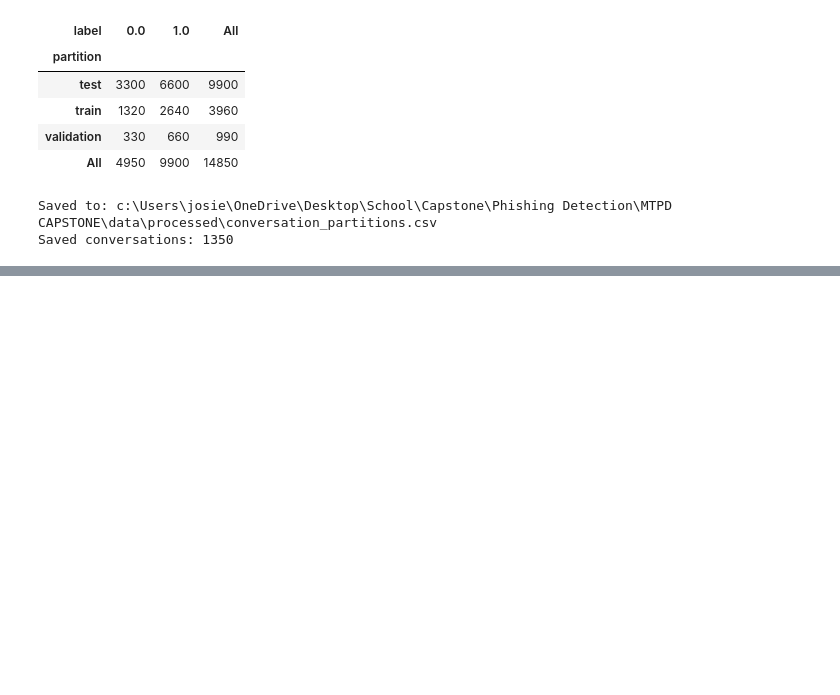
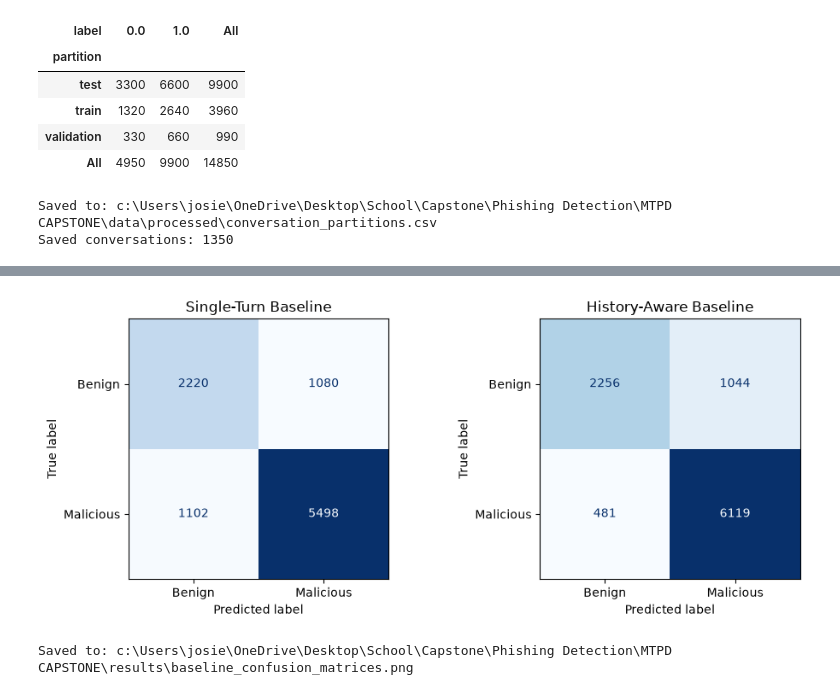
Before and after one commit to jfilloon/MTPD-CAPSTONE, a Jupyter notebook: notebooks/04_baseline_models.ipynb, the cells around one changed output, grey strips where cells are left out. Cells and saved outputs as stored; diff of their text form; code cells hidden in the pictures; blank space fills up the shorter version.

```diff
--- a/notebooks/04_baseline_models.ipynb
+++ b/notebooks/04_baseline_models.ipynb
@@ -282,0 +746,17 @@ Saved conversations: 1350
+# %%
+from sklearn.base import clone
+
+final_single_turn_model = clone(single_turn_model)
+final_history_model = clone(history_model)
+
+final_single_turn_model.fit(
+    development_turns["turn_text"].fillna(""),
+    y_development,
+)
+
+final_history_model.fit(
+    development_turns["cumulative_history"].fillna(""),
+    y_development,
+)
+
+print("Final baseline models trained.")
@@ -282,0 +838,50 @@ Saved conversations: 1350
+# %%
+from sklearn.metrics import ConfusionMatrixDisplay
+
+fig, axes = plt.subplots(
+    1,
+    2,
+    figsize=(10, 4),
+)
+
+ConfusionMatrixDisplay.from_predictions(
+    y_test,
+    single_test_predictions,
+    display_labels=["Benign", "Malicious"],
+    cmap="Blues",
+    colorbar=False,
+    ax=axes[0],
+)
+
+axes[0].set_title("Single-Turn Baseline")
+
+ConfusionMatrixDisplay.from_predictions(
+    y_test,
+    history_test_predictions,
+    display_labels=["Benign", "Malicious"],
+    cmap="Blues",
+    colorbar=False,
+    ax=axes[1],
+)
+
+axes[1].set_title("History-Aware Baseline")
+
+plt.tight_layout()
+
+confusion_figure_path = (
+    results_folder
+    / "baseline_confusion_matrices.png"
+)
+
+plt.savefig(
+    confusion_figure_path,
+    dpi=300,
+    bbox_inches="tight",
+)
+
+plt.show()
+
+print("Saved to:", confusion_figure_path)
+# %% [output]
+[figure, added]
+Saved to: c:\Users\josie\OneDrive\Desktop\School\Capstone\Phishing Detection\MTPD CAPSTONE\results\baseline_confusion_matrices.png
```
Also changed, not shown: parts of 28 cells of this notebook, 6 other files.
